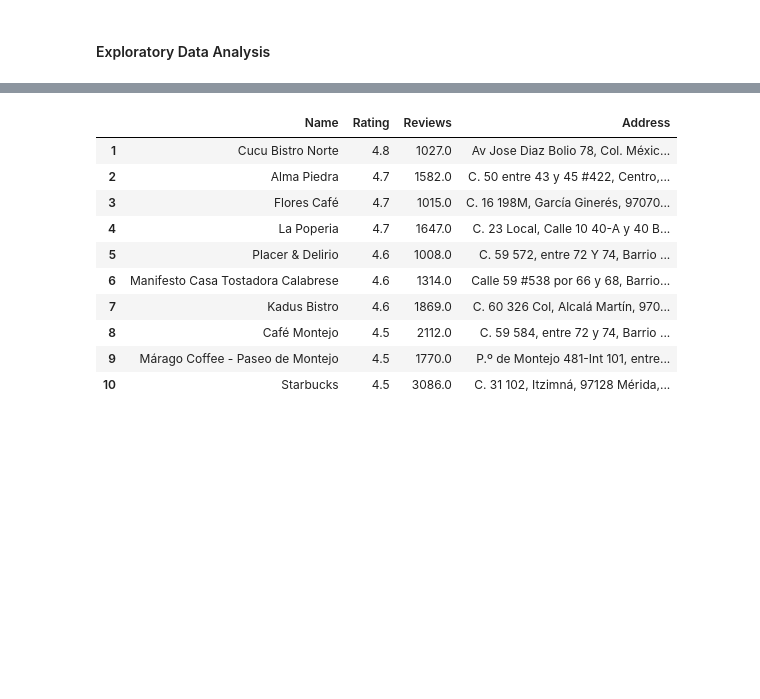
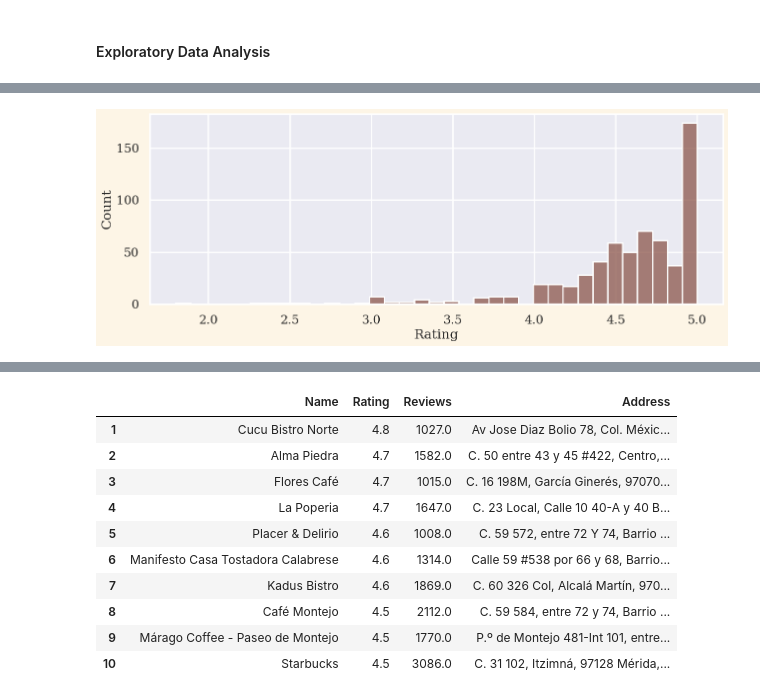
Before and after one commit to cj-chavarria/Merida-Coffee-Shops-Analysis, a Jupyter notebook: coffee-shops-analysis.ipynb, the cells around one changed output, grey strips where cells are left out. Cells and saved outputs as stored; diff of their text form; code cells hidden in the pictures; blank space fills up the shorter version.

```diff
--- a/coffee-shops-analysis.ipynb
+++ b/coffee-shops-analysis.ipynb
@@ -155 +174,9 @@ m
+# %%
+plt.figure(figsize=(15,5), facecolor='oldlace')
+sns.histplot(data=coffee_shops, x='rating',color='tab:brown', bins=35)
+plt.xlabel('Rating')
+plt.ylabel('Count')
+plt.show()
+# %% [output]
+[figure, added]
 # %%
```
Also changed, not shown: parts of 7 cells of this notebook, 1 other file.
